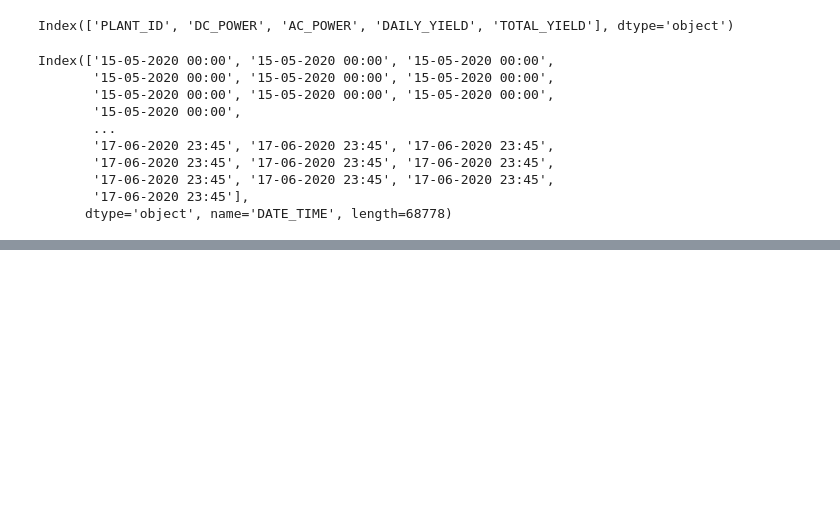
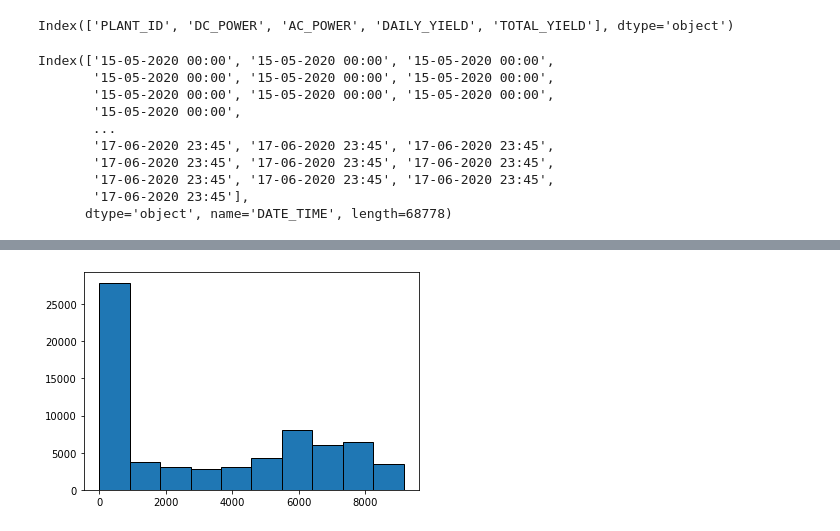
Before and after one commit to BurtonBarnes/solar, a Jupyter notebook: explore.ipynb, the cells around one changed output, grey strips where cells are left out. Saved outputs shown, nothing was run; the diff lists cells and outputs as text; code cells hidden in the pictures; blank space fills up the shorter version.

```diff
--- a/explore.ipynb
+++ b/explore.ipynb
@@ -155,0 +171,5 @@ Index(['15-05-2020 00:00', '15-05-2020 00:00', '15-05-2020 00:00',
+# %%
+plt.hist(data=df, x='DAILY_YIELD', edgecolor='black')
+plt.show()
+# %% [output]
+[figure, added]
```
Also changed, not shown: parts of 3 cells of this notebook.
